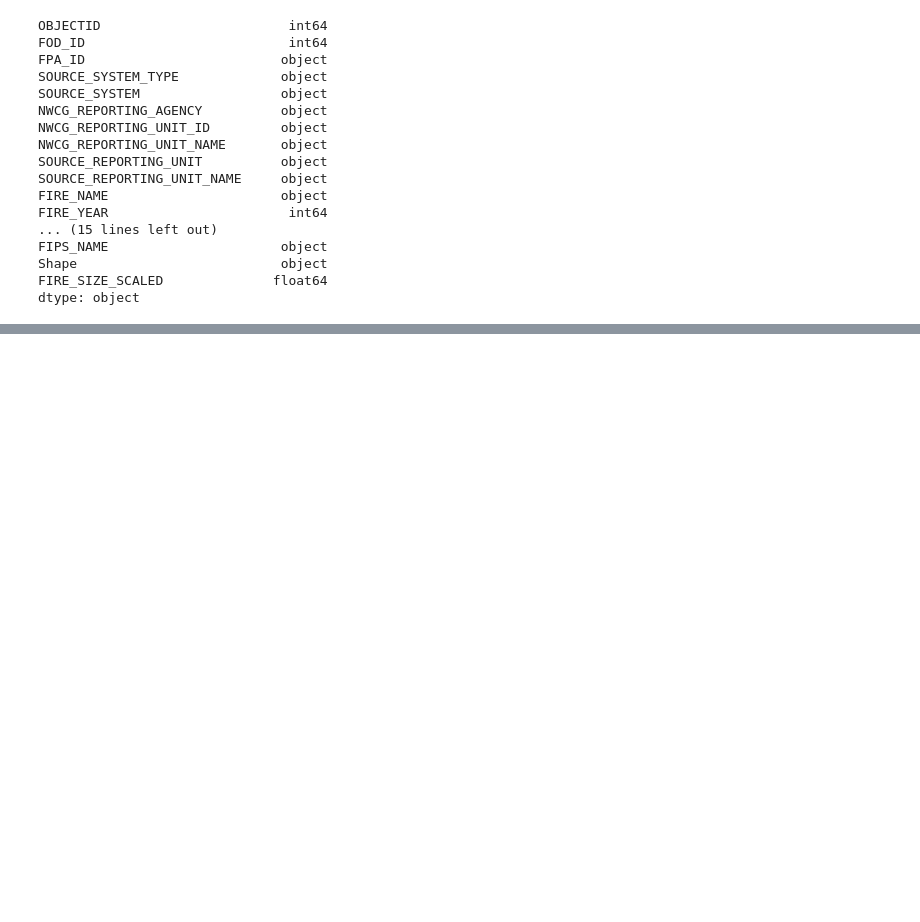
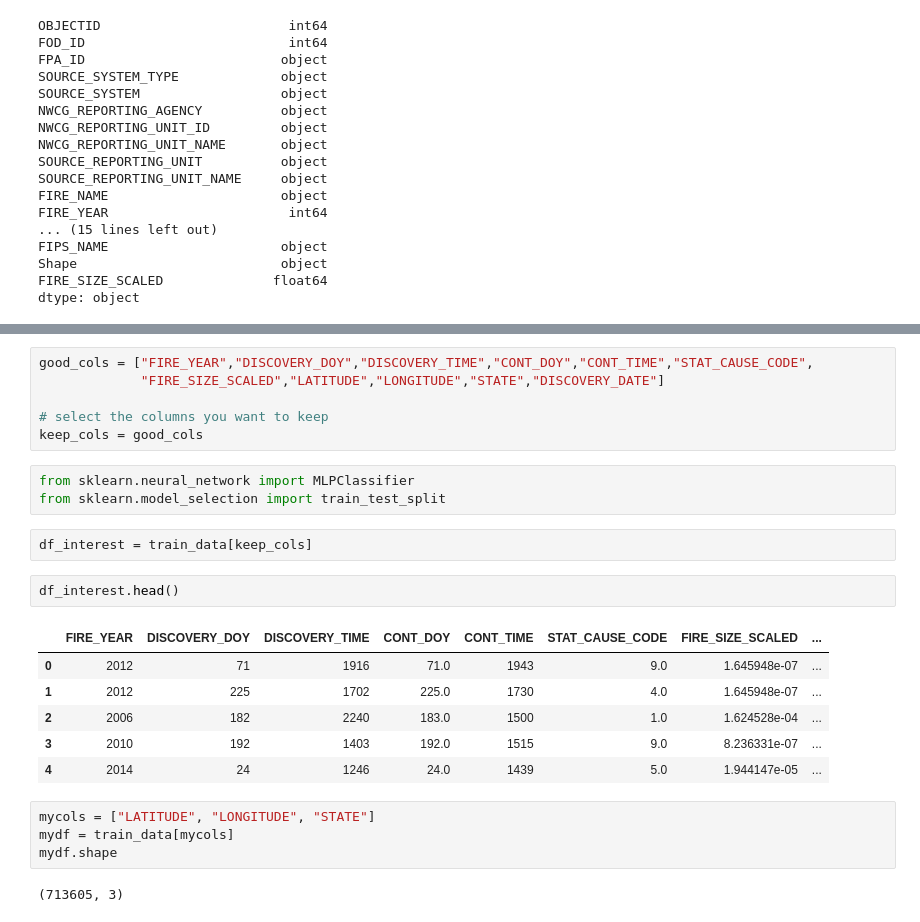
Before and after one commit to akanksha276/wildfire_analysis, a Jupyter notebook: notebooks/NN/255_NN_learning.ipynb, the cells around one changed output, grey strips where cells are left out. Saved outputs shown, nothing was run; the diff lists cells and outputs as text; blank space fills up the shorter version.

Commit message:
Fix the NN model

```diff
--- a/notebooks/NN/255_NN_learning.ipynb
+++ b/notebooks/NN/255_NN_learning.ipynb
@@ -173,0 +99,26 @@ accuracy_score(Y_train, predict_train)
+# %%
+good_cols = ["FIRE_YEAR","DISCOVERY_DOY","DISCOVERY_TIME","CONT_DOY","CONT_TIME","STAT_CAUSE_CODE",
+             "FIRE_SIZE_SCALED","LATITUDE","LONGITUDE","STATE","DISCOVERY_DATE"]
+
+# select the columns you want to keep
+keep_cols = good_cols
+# %%
+from sklearn.neural_network import MLPClassifier
+from sklearn.model_selection import train_test_split
+# %%
+df_interest = train_data[keep_cols]
+# %%
+df_interest.head()
+# %% [output]
+|  | FIRE_YEAR | DISCOVERY_DOY | DISCOVERY_TIME | CONT_DOY | CONT_TIME | STAT_CAUSE_CODE | FIRE_SIZE_SCALED | ... |
+| 0 | 2012 | 71 | 1916 | 71.0 | 1943 | 9.0 | 1.645948e-07 | ... |
+| 1 | 2012 | 225 | 1702 | 225.0 | 1730 | 4.0 | 1.645948e-07 | ... |
+| 2 | 2006 | 182 | 2240 | 183.0 | 1500 | 1.0 | 1.624528e-04 | ... |
+| 3 | 2010 | 192 | 1403 | 192.0 | 1515 | 9.0 | 8.236331e-07 | ... |
+| 4 | 2014 | 24 | 1246 | 24.0 | 1439 | 5.0 | 1.944147e-05 | ... |
+# %%
+mycols = ["LATITUDE", "LONGITUDE", "STATE"]
+mydf = train_data[mycols]
+mydf.shape
+# %% [output]
+(713605, 3)
```
Also changed, not shown: parts of 47 cells of this notebook, 1 other file.
